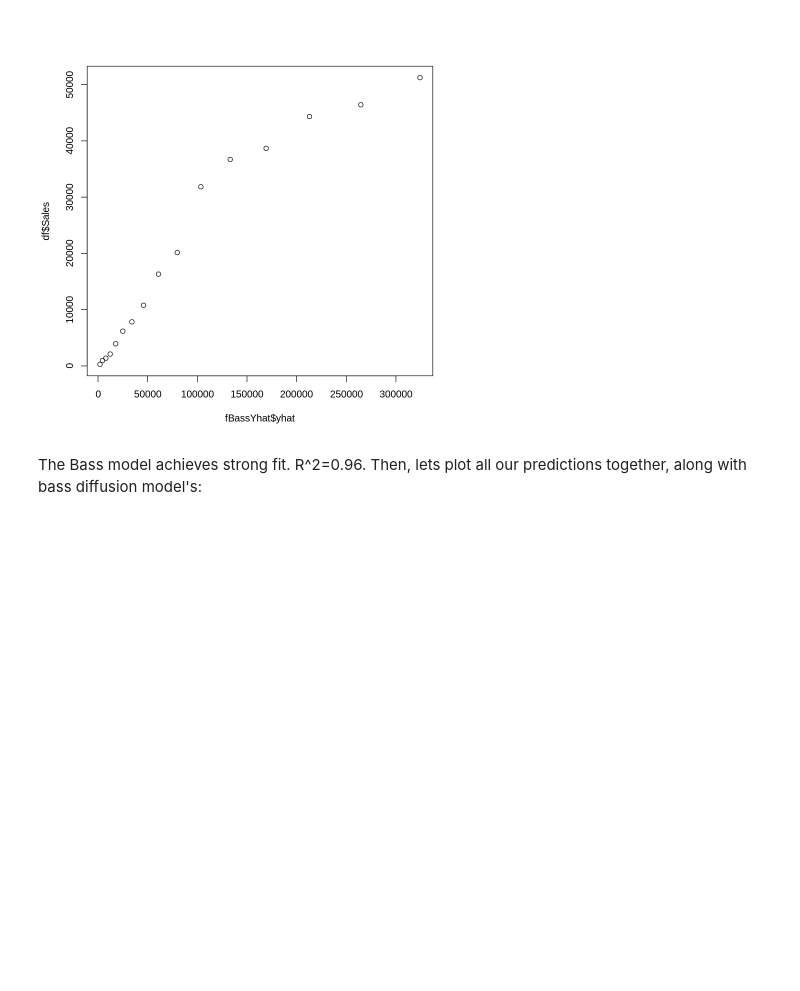
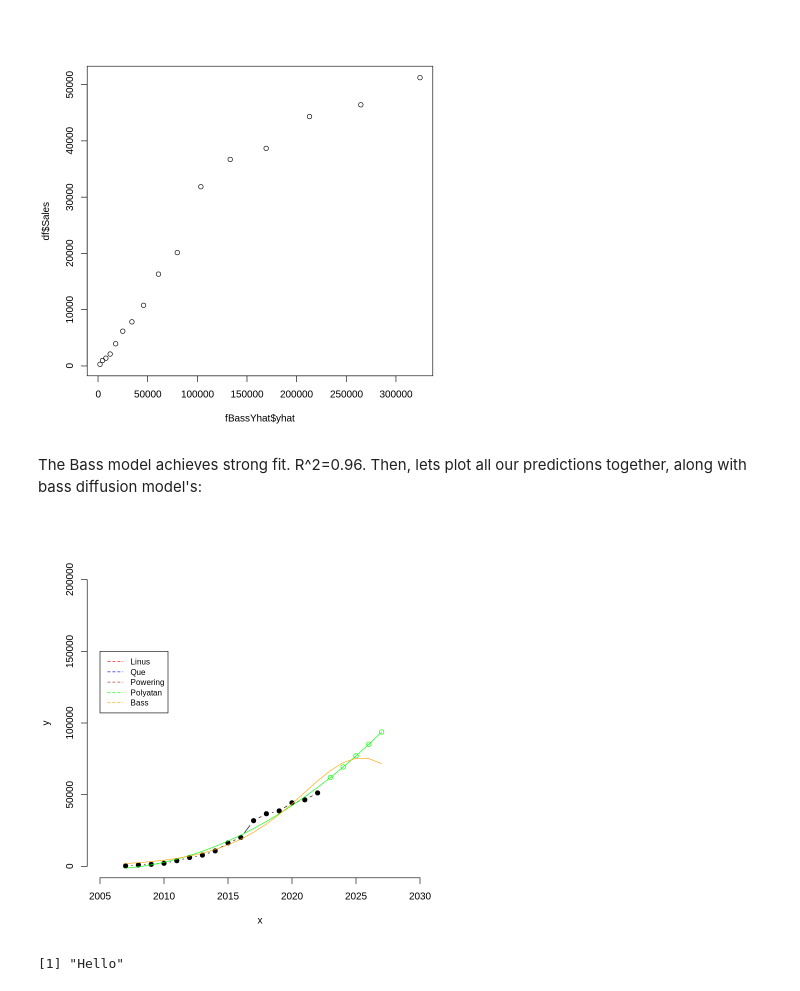
Before and after one commit to eneser12/PBAN801_24, a Jupyter notebook: ForecastingBasics.ipynb, the cells around one changed output. Drawn from its saved outputs; the diff is of its cells as text; code cells hidden in the pictures; blank space fills up the shorter version.

```diff
--- a/ForecastingBasics.ipynb
+++ b/ForecastingBasics.ipynb
@@ -280,3 +280,31 @@ Current value of controls: 0.001984706 0.2988398 1e+06
 [figure]
 # %% [markdown]
 The Bass model achieves strong fit. R^2=0.96. Then, lets plot all our predictions together, along with bass diffusion model's:
+# %%
+fBassCum = UfunBass(1:21, fBassYhat$params[1], fBassYhat$params[2], fBassYhat$params[3])[[1]]
+fBass = c(fBassCum[1], diff(fBassCum))
+
+# plot along with Linus's forecast:
+plot(df$Year, df$Sales, type = "b", frame = FALSE, pch = 19,
+     col = "black", xlab = "x", ylab = "y", xlim=c(2005,2030), ylim=c(0,200000))
+# abline(mLinus, col="red")
+# points(x=2023:2027, y=fLinus, col="red")
+# add Que's forecast
+# points(x=2023:2027, y=fQue, col="blue", type="b")
+# add Powering's forecast
+# points(x=2007:2027, y=fPow, col="brown", type="b")
+# adding Polyaltan's forecast
+lines(x=c(df$Year, 2023:2027), y=c(predict(mPoly, newdata=df), fPoly), col="green")
+points(x=2023:2027, y=fPoly, col="green")
+# add forecas according to Bass diffusion model
+points(x=2007:2027, y=fBass, col="orange", pch=3, type="l")
+
+# add legend
+legend(2005, 150000, legend=c("Linus","Que", "Powering", "Polyatan", "Bass"),
+       col=c("red", "blue", "brown", "green","orange"), lty=c(2,2,2,2,2), cex=0.8)
+# %% [output]
+[figure, added]
+# %%
+print("Hello")
+# %% [output]
+[1] "Hello"
```
